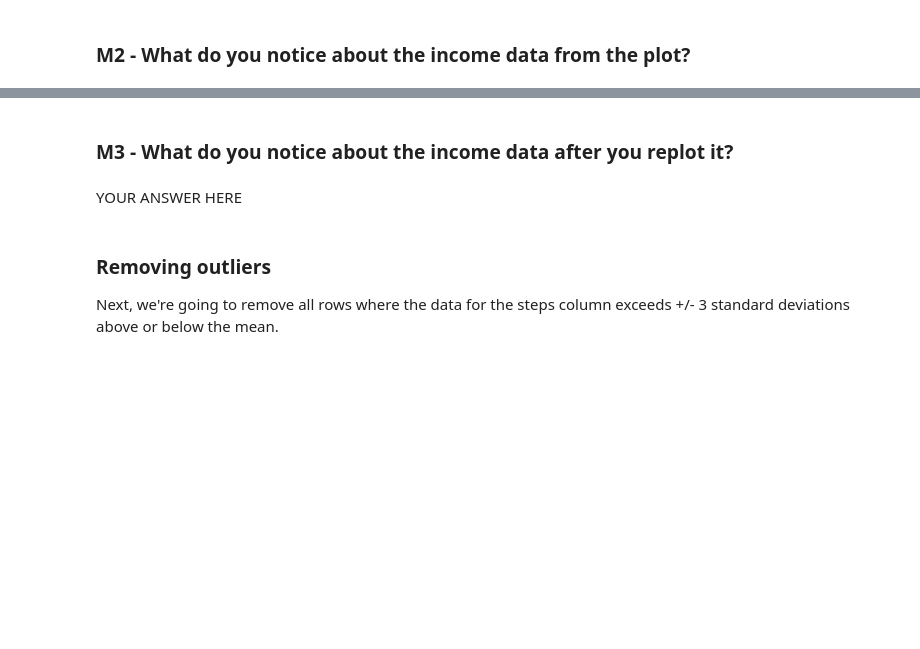
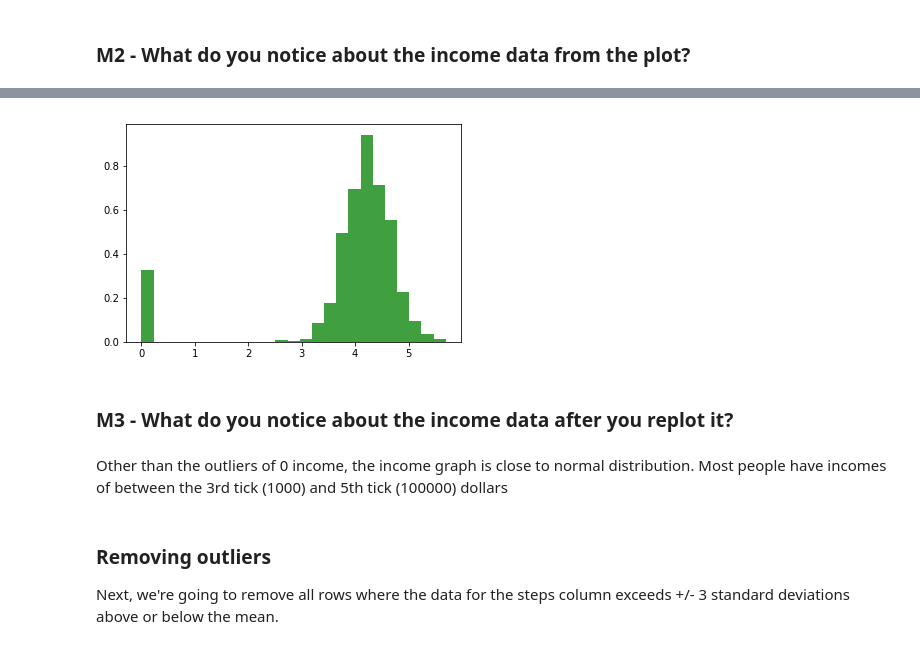
Before and after one commit to Atl043/COGS108_Repo, a Jupyter notebook: Assignments/A2/A2_A12818225.ipynb, the cells around one changed output, grey strips where cells are left out. Cells and saved outputs as stored; diff of their text form; code cells hidden in the pictures; blank space fills up the shorter version.

```diff
--- a/Assignments/A2/A2_A12818225.ipynb
+++ b/Assignments/A2/A2_A12818225.ipynb
@@ -135,10 +152,11 @@ YOUR ANSWER HERE
 # %%
 # 2h) For all rows in which income is equal to zero, recode income to be equal to 1
 # YOUR CODE HERE
-raise NotImplementedError()
+df.income[df['income'] == 0] = 1
 # %%
 assert sum(df['income'] == 0.) == 0
 # %%
 # 2i) Transform income using a log10 transform
 # YOUR CODE HERE
-raise NotImplementedError()
+df.income = np.log10(df['income'])
+df.describe()
@@ -148,14 +176,17 @@ assert np.isclose(max(df['income']), 5.69, 0.1)
 # %%
 # 2j) Replot the histogram for income data after the data transformation
 # YOUR CODE HERE
-raise NotImplementedError()
+plt.hist(df['income'], 25, normed=1, facecolor='green', alpha=0.75)
 f4 = plt.gcf()
+df = df[df['income'] > 0]
+# %% [output]
+[figure, added]
 # %%
 assert f4.gca().has_data()
 # %% [markdown]
 ### M3 - What do you notice about the income data after you replot it?
-# %% [markdown]
-YOUR ANSWER HERE
+# %% [markdown]
+Other than the outliers of 0 income, the income graph is close to normal distribution. Most people have incomes of between the 3rd tick (1000) and 5th tick (100000) dollars
 # %%
 # 2k) Remove all rows where age is less than 18
 # YOUR CODE HERE
```
Also changed, not shown: parts of 23 cells of this notebook.
